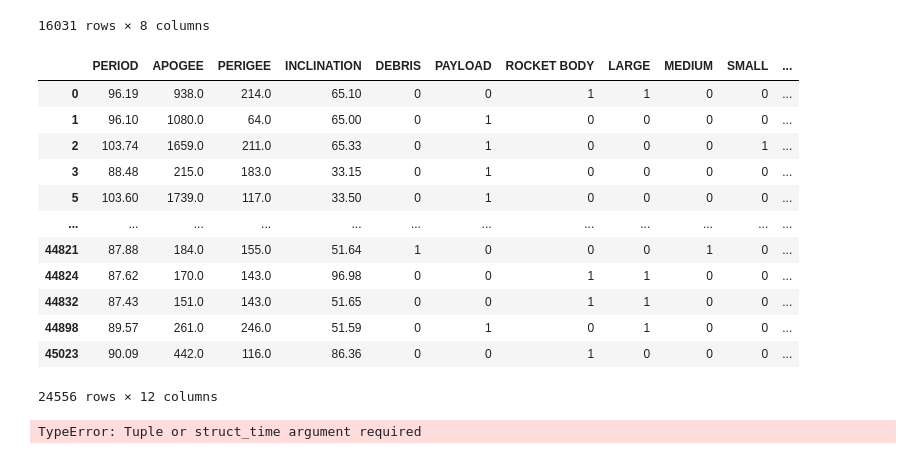
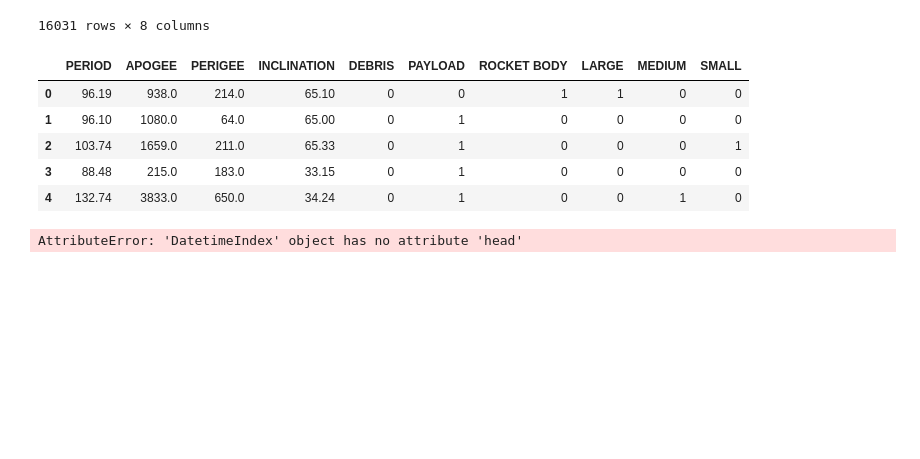
Before and after one commit to dkolosa/SpaceDebrisClassifier, a Jupyter notebook: SPclassifier.ipynb, the cells around one changed output. Saved outputs shown, nothing was run; the diff lists cells and outputs as text; code cells hidden in the pictures; blank space fills up the shorter version.

Commit message:
converted date to datetime

```diff
--- a/SPclassifier.ipynb
+++ b/SPclassifier.ipynb
@@ -139,22 +139,15 @@ decay_pred
 | 44898 | 89.57 | 261.0 | 246.0 | 51.59 | PAYLOAD | LARGE | 2019-12-20 | 2019-12-22 |
 16031 rows × 8 columns
 # %%
-# seperate the categorical data
+# seperate the categorical data and drop TBA for size
 obj_size = pd.concat([pd.get_dummies(decay_data['OBJECT_TYPE']), pd.get_dummies(decay_data['RCS_SIZE'])], axis=1).dropna().drop(['TBA'], axis=1)
 # Recombine into the dataset
-decay_pred = pd.concat([decay_data['PERIOD'], decay_data['APOGEE'], decay_data['PERIGEE'], decay_data['INCLINATION'], obj_size, decay_data.LAUNCH, decay_data.DECAY],axis=1).dropna()
-decay_pred
+decay_pred = pd.concat([decay_data['PERIOD'], decay_data['APOGEE'], decay_data['PERIGEE'], decay_data['INCLINATION'], obj_size],axis=1).dropna()
+decay_pred.head()
 # %% [output]
-|  | PERIOD | APOGEE | PERIGEE | INCLINATION | DEBRIS | PAYLOAD | ROCKET BODY | LARGE | MEDIUM | SMALL | ... |
-| 0 | 96.19 | 938.0 | 214.0 | 65.10 | 0 | 0 | 1 | 1 | 0 | 0 | ... |
-| 1 | 96.10 | 1080.0 | 64.0 | 65.00 | 0 | 1 | 0 | 0 | 0 | 0 | ... |
-| 2 | 103.74 | 1659.0 | 211.0 | 65.33 | 0 | 1 | 0 | 0 | 0 | 1 | ... |
-| 3 | 88.48 | 215.0 | 183.0 | 33.15 | 0 | 1 | 0 | 0 | 0 | 0 | ... |
-| 5 | 103.60 | 1739.0 | 117.0 | 33.50 | 0 | 1 | 0 | 0 | 0 | 0 | ... |
-| ... | ... | ... | ... | ... | ... | ... | ... | ... | ... | ... | ... |
-| 44821 | 87.88 | 184.0 | 155.0 | 51.64 | 1 | 0 | 0 | 0 | 1 | 0 | ... |
-| 44824 | 87.62 | 170.0 | 143.0 | 96.98 | 0 | 0 | 1 | 1 | 0 | 0 | ... |
-| 44832 | 87.43 | 151.0 | 143.0 | 51.65 | 0 | 0 | 1 | 1 | 0 | 0 | ... |
-| 44898 | 89.57 | 261.0 | 246.0 | 51.59 | 0 | 1 | 0 | 1 | 0 | 0 | ... |
-| 45023 | 90.09 | 442.0 | 116.0 | 86.36 | 0 | 0 | 1 | 0 | 0 | 0 | ... |
+|  | PERIOD | APOGEE | PERIGEE | INCLINATION | DEBRIS | PAYLOAD | ROCKET BODY | LARGE | MEDIUM | SMALL |
+| 0 | 96.19 | 938.0 | 214.0 | 65.10 | 0 | 0 | 1 | 1 | 0 | 0 |
+| 1 | 96.10 | 1080.0 | 64.0 | 65.00 | 0 | 1 | 0 | 0 | 0 | 0 |
+| 2 | 103.74 | 1659.0 | 211.0 | 65.33 | 0 | 1 | 0 | 0 | 0 | 1 |
+| 3 | 88.48 | 215.0 | 183.0 | 33.15 | 0 | 1 | 0 | 0 | 0 | 0 |
+| 4 | 132.74 | 3833.0 | 650.0 | 34.24 | 0 | 1 | 0 | 0 | 1 | 0 |
-24556 rows × 12 columns
@@ -164,6 +154,10 @@ launch = pd.to_datetime(decay_pred['LAUNCH'])
-# %%
-import time
-time.mktime(decay)
-# Convert pandas datetime to unix time
-# %% [output]
-TypeError: Tuple or struct_time argument required
+# %%
+# Grab the decay and launch dates, already sorted by date !!
+decay = pd.to_datetime(decay_data['DECAY'])
+launch = pd.to_datetime(decay_data['LAUNCH'])
+# # Convert date to seconds and convert to unix time
+launch_norm = pd.DatetimeIndex(launch)
+# decay_norm = pd.DatetimeIndex(decay).astype(np.int64) // 10**9
+launch_norm.h
+# %% [output]
+AttributeError: 'DatetimeIndex' object has no attribute 'head'
```
Also changed, not shown: parts of 2 cells of this notebook.
